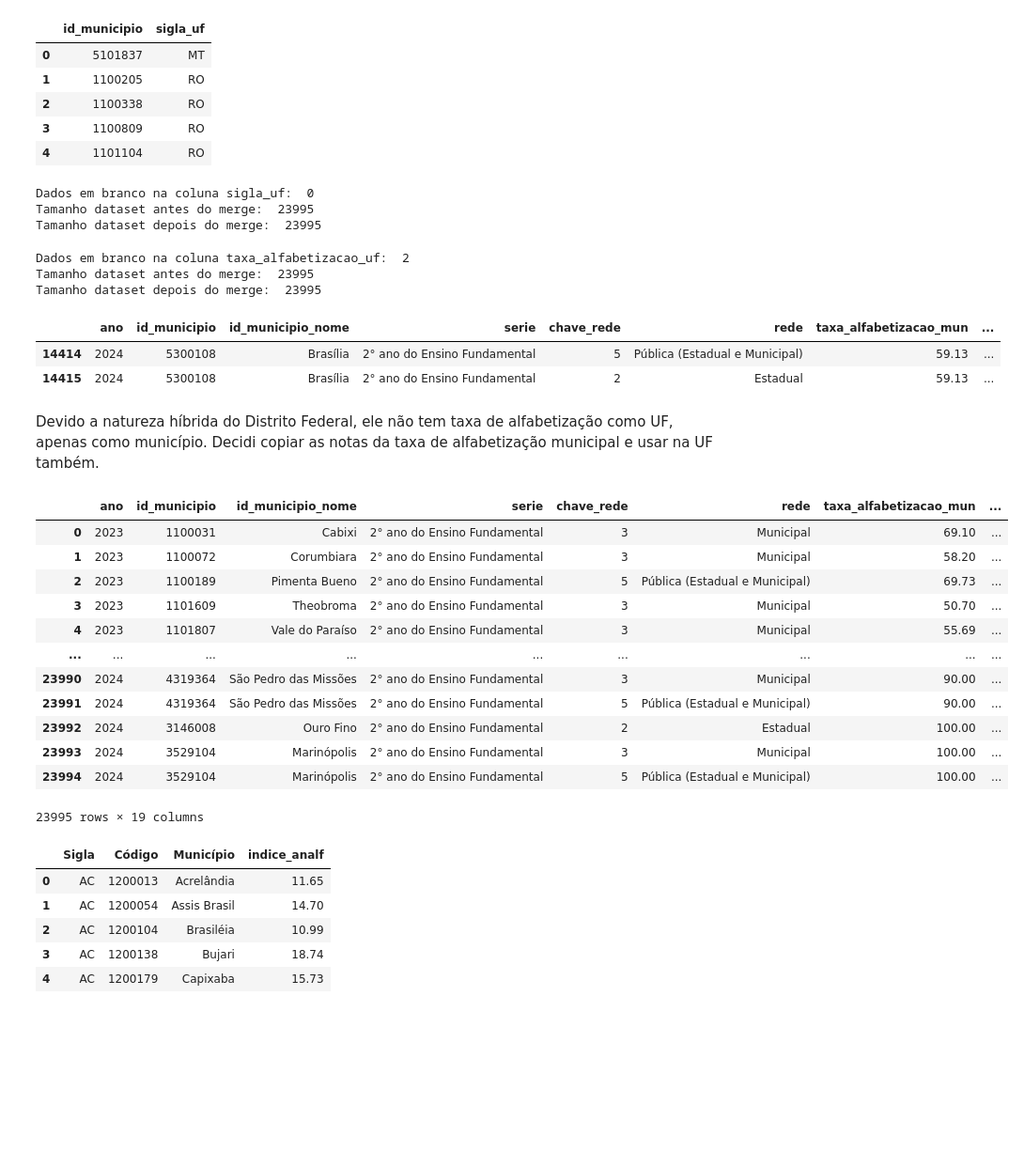
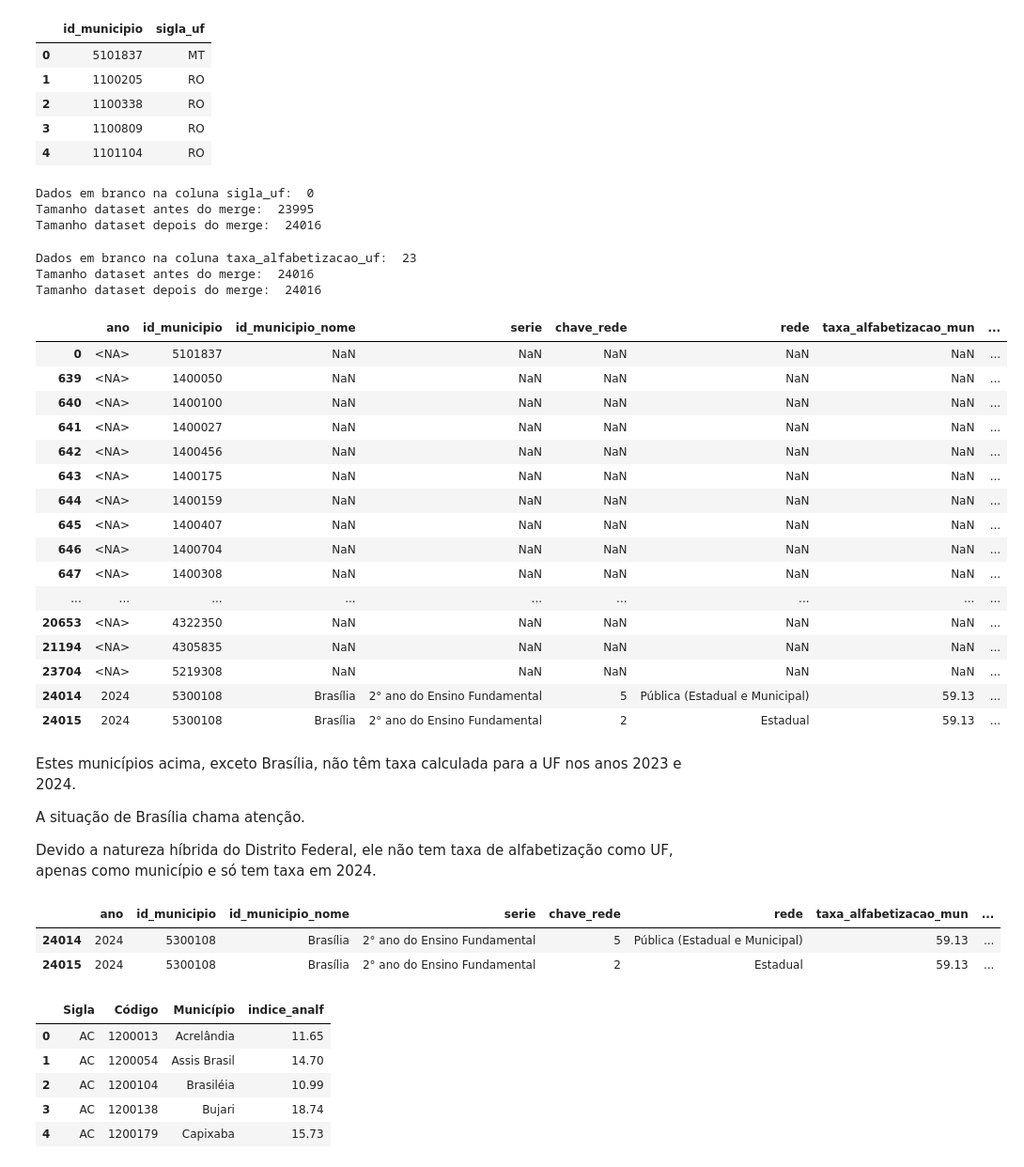
Before and after one commit to ThiagoBaia1/tech-challenge-fase3, a Jupyter notebook: notebooks/testes/EDA_bases_entes_federados.ipynb, the cells around one changed output. Shown at 94% size. Cells and saved outputs as stored; diff of their text form; code cells hidden in the pictures; blank space fills up the shorter version.

```diff
--- a/notebooks/testes/EDA_bases_entes_federados.ipynb
+++ b/notebooks/testes/EDA_bases_entes_federados.ipynb
@@ -235,7 +237,7 @@ df_diretorios_municipio.head()
 | 4 | 1101104 | RO |
 # %%
 acrescenta_dados_uf = pd.merge(
-    df_municipio, df_diretorios_municipio, on=['id_municipio'], how='left'
+    df_municipio, df_diretorios_municipio, on=['id_municipio'], how='right'
 )
 print('Dados em branco na coluna sigla_uf: ', acrescenta_dados_uf['sigla_uf'].isna().sum())
 print('Tamanho dataset antes do merge: ', len(df_municipio))
@@ -243,7 +245,7 @@ print('Tamanho dataset depois do merge: ', len(acrescenta_dados_uf))
 # %% [output]
 Dados em branco na coluna sigla_uf:  0
 Tamanho dataset antes do merge:  23995
-Tamanho dataset depois do merge:  23995
+Tamanho dataset depois do merge:  24016
 # %%
 # Acrescenta taxa de alfabetização da tabela uf
 
@@ -255,38 +257,46 @@ print('Dados em branco na coluna taxa_alfabetizacao_uf: ', df_com_dados_de_taxa_
 print('Tamanho dataset antes do merge: ', len(acrescenta_dados_uf))
 print('Tamanho dataset depois do merge: ', len(df_com_dados_de_taxa_de_alfabetizacao_da_uf))
 # %% [output]
-Dados em branco na coluna taxa_alfabetizacao_uf:  2
-Tamanho dataset antes do merge:  23995
-Tamanho dataset depois do merge:  23995
+Dados em branco na coluna taxa_alfabetizacao_uf:  23
+Tamanho dataset antes do merge:  24016
+Tamanho dataset depois do merge:  24016
 # %%
 # Vamos entender quais são os dados que ficaram em branco:
 
 df_com_dados_de_taxa_de_alfabetizacao_da_uf[df_com_dados_de_taxa_de_alfabetizacao_da_uf['taxa_alfabetizacao_uf'].isna()]
 # %% [output]
 |  | ano | id_municipio | id_municipio_nome | serie | chave_rede | rede | taxa_alfabetizacao_mun | ... |
-| 14414 | 2024 | 5300108 | Brasília | 2° ano do Ensino Fundamental | 5 | Pública (Estadual e Municipal) | 59.13 | ... |
-| 14415 | 2024 | 5300108 | Brasília | 2° ano do Ensino Fundamental | 2 | Estadual | 59.13 | ... |
+| 0 | <NA> | 5101837 | NaN | NaN | NaN | NaN | NaN | ... |
+| 639 | <NA> | 1400050 | NaN | NaN | NaN | NaN | NaN | ... |
+| 640 | <NA> | 1400100 | NaN | NaN | NaN | NaN | NaN | ... |
+| 641 | <NA> | 1400027 | NaN | NaN | NaN | NaN | NaN | ... |
+| 642 | <NA> | 1400456 | NaN | NaN | NaN | NaN | NaN | ... |
+| 643 | <NA> | 1400175 | NaN | NaN | NaN | NaN | NaN | ... |
+| 644 | <NA> | 1400159 | NaN | NaN | NaN | NaN | NaN | ... |
+| 645 | <NA> | 1400407 | NaN | NaN | NaN | NaN | NaN | ... |
+| 646 | <NA> | 1400704 | NaN | NaN | NaN | NaN | NaN | ... |
+| 647 | <NA> | 1400308 | NaN | NaN | NaN | NaN | NaN | ... |
+| ... | ... | ... | ... | ... | ... | ... | ... | ... |
+| 20653 | <NA> | 4322350 | NaN | NaN | NaN | NaN | NaN | ... |
+| 21194 | <NA> | 4305835 | NaN | NaN | NaN | NaN | NaN | ... |
+| 23704 | <NA> | 5219308 | NaN | NaN | NaN | NaN | NaN | ... |
+| 24014 | 2024 | 5300108 | Brasília | 2° ano do Ensino Fundamental | 5 | Pública (Estadual e Municipal) | 59.13 | ... |
+| 24015 | 2024 | 5300108 | Brasília | 2° ano do Ensino Fundamental | 2 | Estadual | 59.13 | ... |
-# %% [markdown]
-Devido a natureza híbrida do Distrito Federal, ele não tem taxa de alfabetização como UF, apenas como município. Decidi copiar as notas da taxa de alfabetização municipal e usar na UF também.
+# %% [markdown]
+Estes municípios acima, exceto Brasília, não têm taxa calculada para a UF nos anos 2023 e 2024.
+
+A situação de Brasília chama atenção.
+
+Devido a natureza híbrida do Distrito Federal, ele não tem taxa de alfabetização como UF, apenas como município e só tem taxa em 2024.
 # %%
 # Copiando os dados do DF como município para
 condicao = (df_com_dados_de_taxa_de_alfabetizacao_da_uf['sigla_uf'] == 'DF') & (df_com_dados_de_taxa_de_alfabetizacao_da_uf['taxa_alfabetizacao_uf'].isna())
 df_com_dados_de_taxa_de_alfabetizacao_da_uf.loc[condicao, 'taxa_alfabetizacao_uf'] = df_com_dados_de_taxa_de_alfabetizacao_da_uf.loc[condicao, 'taxa_alfabetizacao_mun']
-df_com_dados_de_taxa_de_alfabetizacao_da_uf
+df_com_dados_de_taxa_de_alfabetizacao_da_uf[df_com_dados_de_taxa_de_alfabetizacao_da_uf['sigla_uf'] == 'DF']
 # %% [output]
 |  | ano | id_municipio | id_municipio_nome | serie | chave_rede | rede | taxa_alfabetizacao_mun | ... |
-| 0 | 2023 | 1100031 | Cabixi | 2° ano do Ensino Fundamental | 3 | Municipal | 69.10 | ... |
-| 1 | 2023 | 1100072 | Corumbiara | 2° ano do Ensino Fundamental | 3 | Municipal | 58.20 | ... |
-| 2 | 2023 | 1100189 | Pimenta Bueno | 2° ano do Ensino Fundamental | 5 | Pública (Estadual e Municipal) | 69.73 | ... |
-| 3 | 2023 | 1101609 | Theobroma | 2° ano do Ensino Fundamental | 3 | Municipal | 50.70 | ... |
-| 4 | 2023 | 1101807 | Vale do Paraíso | 2° ano do Ensino Fundamental | 3 | Municipal | 55.69 | ... |
-| ... | ... | ... | ... | ... | ... | ... | ... | ... |
-| 23990 | 2024 | 4319364 | São Pedro das Missões | 2° ano do Ensino Fundamental | 3 | Municipal | 90.00 | ... |
-| 23991 | 2024 | 4319364 | São Pedro das Missões | 2° ano do Ensino Fundamental | 5 | Pública (Estadual e Municipal) | 90.00 | ... |
-| 23992 | 2024 | 3146008 | Ouro Fino | 2° ano do Ensino Fundamental | 2 | Estadual | 100.00 | ... |
-| 23993 | 2024 | 3529104 | Marinópolis | 2° ano do Ensino Fundamental | 3 | Municipal | 100.00 | ... |
-| 23994 | 2024 | 3529104 | Marinópolis | 2° ano do Ensino Fundamental | 5 | Pública (Estadual e Municipal) | 100.00 | ... |
+| 24014 | 2024 | 5300108 | Brasília | 2° ano do Ensino Fundamental | 5 | Pública (Estadual e Municipal) | 59.13 | ... |
+| 24015 | 2024 | 5300108 | Brasília | 2° ano do Ensino Fundamental | 2 | Estadual | 59.13 | ... |
-23995 rows × 19 columns
 # %%
 # Baixar bases socioeconômicas para agregar a base do modelo
 indice_analf = pd.read_parquet('../data/outras_fontes/indice_analfabetismo.parquet')
```
Also changed, not shown: parts of 9 cells of this notebook, 18 other files.
